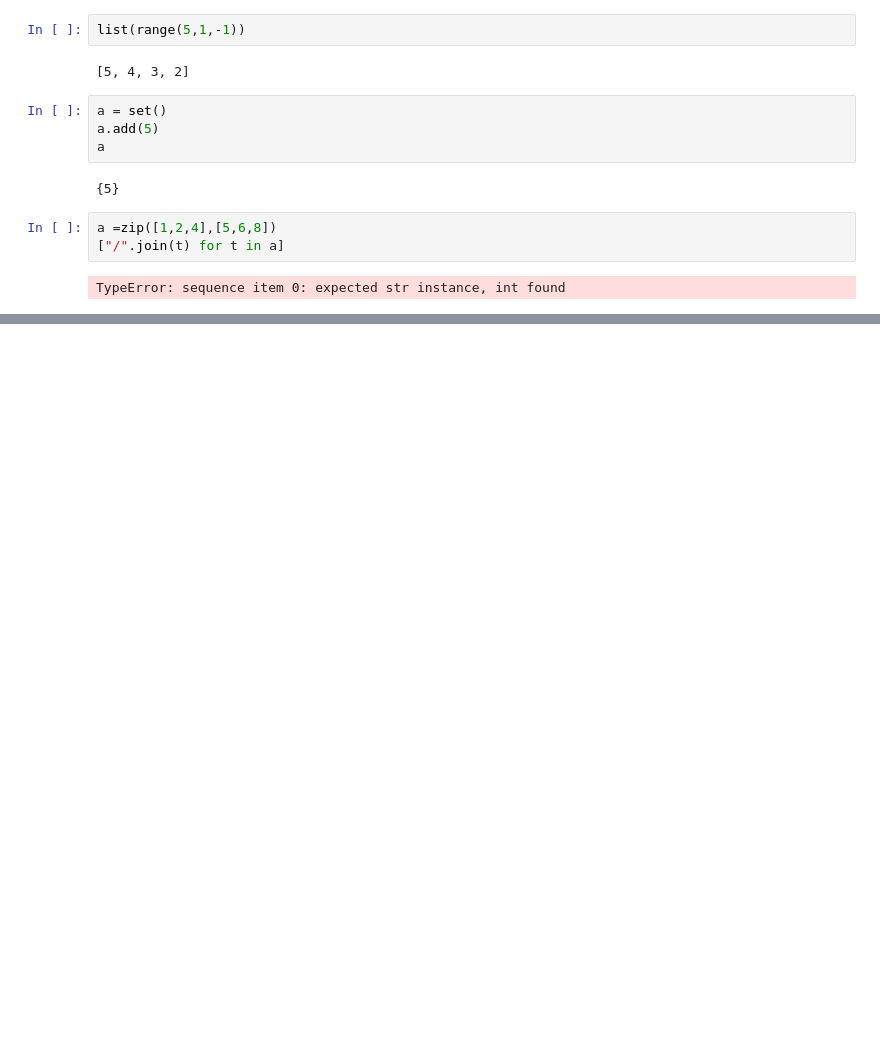
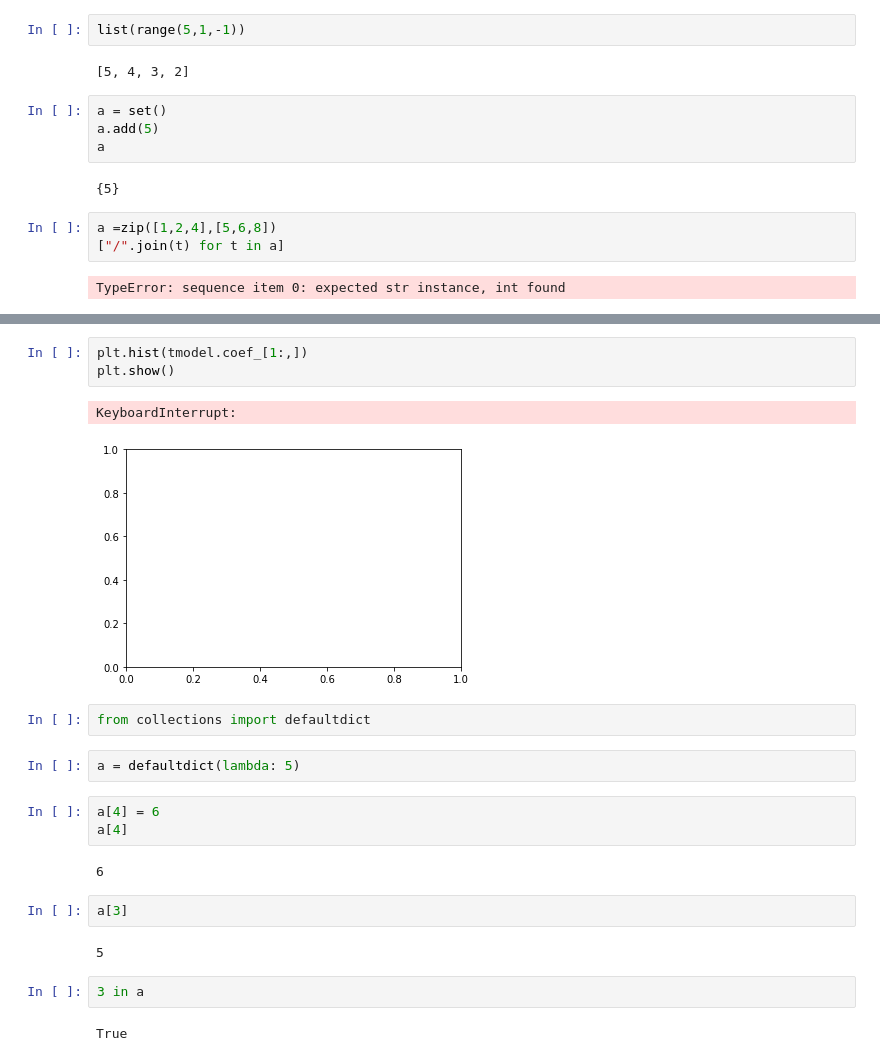
Before and after one commit to kishkash555/biu, a Jupyter notebook: NLP-courses/89680-NLP/assignment1/code/test triplet to feature vec.ipynb, the cells around one changed output, grey strips where cells are left out. Cells and saved outputs as stored; diff of their text form; blank space fills up the shorter version.

```diff
--- a/NLP-courses/89680-NLP/assignment1/code/test triplet to feature vec.ipynb
+++ b/NLP-courses/89680-NLP/assignment1/code/test triplet to feature vec.ipynb
@@ -119,0 +151,23 @@ TypeError: sequence item 0: expected str instance, int found
+# %%
+plt.hist(tmodel.coef_[1:,])
+plt.show()
+# %% [output]
+KeyboardInterrupt:
+[figure, added]
+# %%
+from collections import defaultdict
+# %%
+a = defaultdict(lambda: 5)
+# %%
+a[4] = 6
+a[4]
+# %% [output]
+6
+# %%
+a[3]
+# %% [output]
+5
+# %%
+3 in a
+# %% [output]
+True
```
Also changed, not shown: parts of 7 cells of this notebook, 6 other files.
